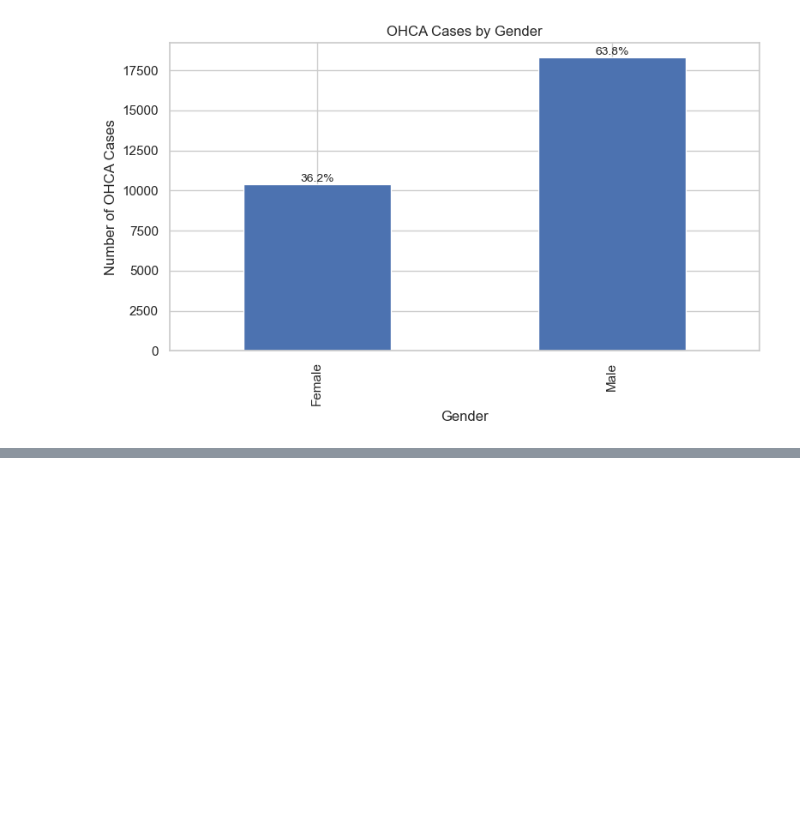
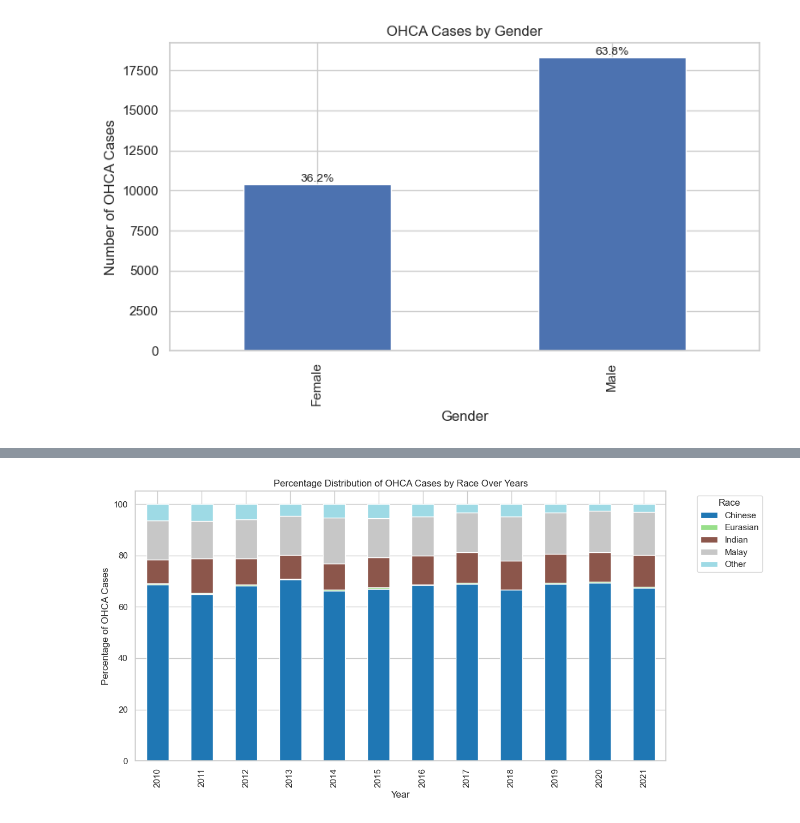
Before and after one commit to axellee1994/AED-OHCA, a Jupyter notebook: src/rq1/describing_paros.ipynb, the cells around one changed output, grey strips where cells are left out. Drawn from its saved outputs; the diff is of its cells as text; code cells hidden in the pictures; blank space fills up the shorter version.

```diff
--- a/src/rq1/describing_paros.ipynb
+++ b/src/rq1/describing_paros.ipynb
@@ -464,0 +498,5 @@ plt.show()
+# %%
+race_year_grouped = df_of_interest.groupby(['Year', 'Race']).size().reset_index(name='OHCA Count')
+race_year_pivot = race_year_grouped.pivot(index='Year', columns='Race', values='OHCA Count').fillna(0)
+print(race_year_pivot)
+race_year_pct = race_year_pivot.div(race_year_pivot.sum(axis=1), axis=0) * 100
@@ -464,0 +518,16 @@ plt.show()
+# %%
+race_year_pct.plot(
+    kind='bar',
+    stacked=True,
+    figsize=(12, 6),
+    colormap='tab20'  # change colormap if needed
+)
+
+plt.title('Percentage Distribution of OHCA Cases by Race Over Years')
+plt.xlabel('Year')
+plt.ylabel('Percentage of OHCA Cases')
+plt.legend(title='Race', bbox_to_anchor=(1.05, 1), loc='upper left')
+plt.tight_layout()
+plt.show()
+# %% [output]
+[figure, added]
```
Also changed, not shown: parts of 13 cells of this notebook.
